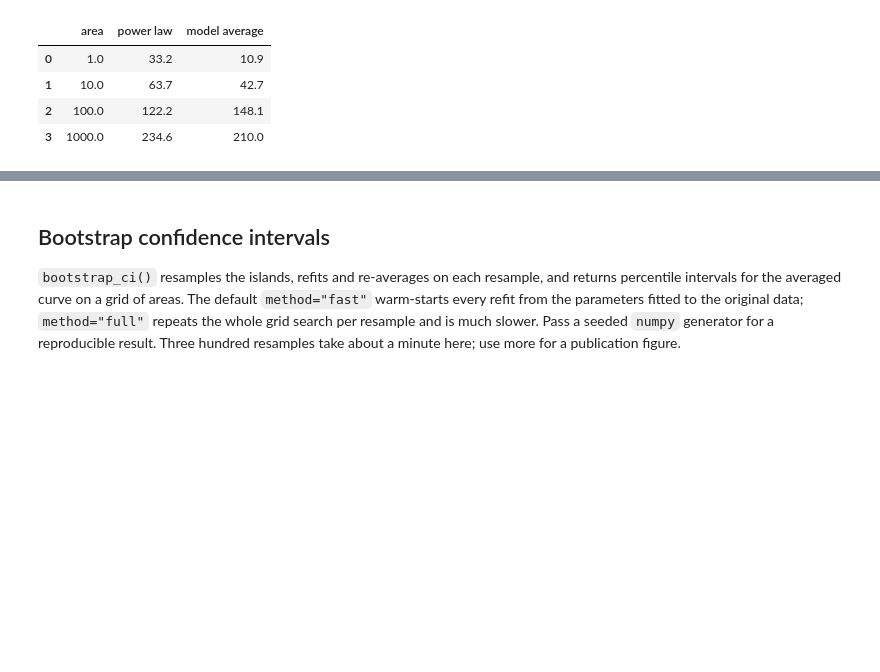
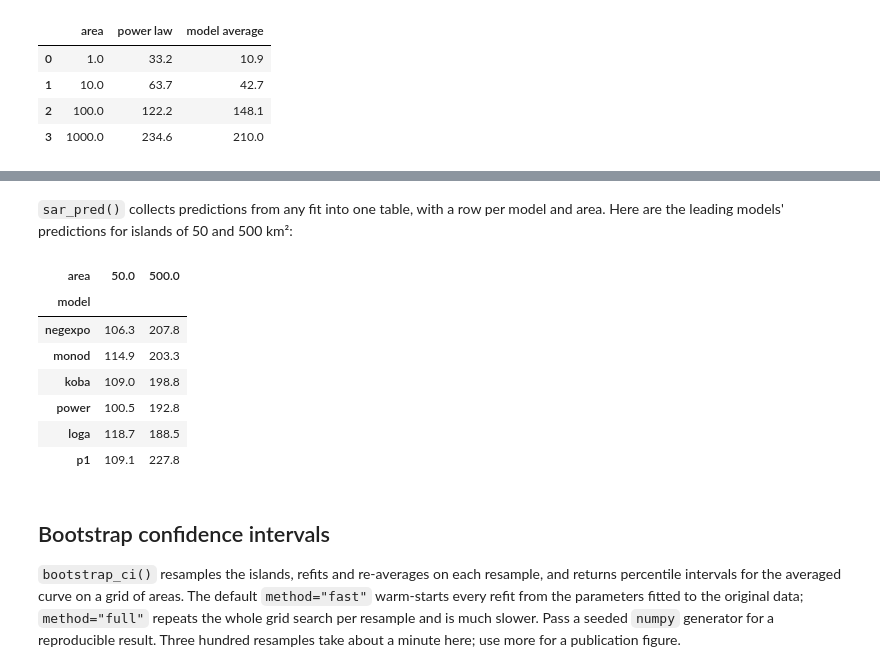
Before and after one commit to jmcmeen/sars, a Jupyter notebook: docs/examples/galapagos.ipynb, the cells around one changed output, grey strips where cells are left out. Cells and saved outputs as stored; diff of their text form; code cells hidden in the pictures; blank space fills up the shorter version.

```diff
--- a/docs/examples/galapagos.ipynb
+++ b/docs/examples/galapagos.ipynb
@@ -179,3 +242,19 @@ pd.DataFrame({
+# %% [markdown]
+`sar_pred()` collects predictions from any fit into one table, with a row per model and
+area. Here are the leading models' predictions for islands of 50 and 500 km²:
+# %%
+predictions = sars.sar_pred(multi, [50.0, 500.0])
+table = predictions.pivot(index="model", columns="area", values="prediction")
+table.reindex(multi.summary["model"]).head(6).round(1)
+# %% [output]
+| area | 50.0 | 500.0 |
+| model |  |  |
+| negexpo | 106.3 | 207.8 |
+| monod | 114.9 | 203.3 |
+| koba | 109.0 | 198.8 |
+| power | 100.5 | 192.8 |
+| loga | 118.7 | 188.5 |
+| p1 | 109.1 | 227.8 |
 # %% [markdown]
 ## Bootstrap confidence intervals
 
```
Also changed, not shown: parts of 17 cells of this notebook, 2 other files.
